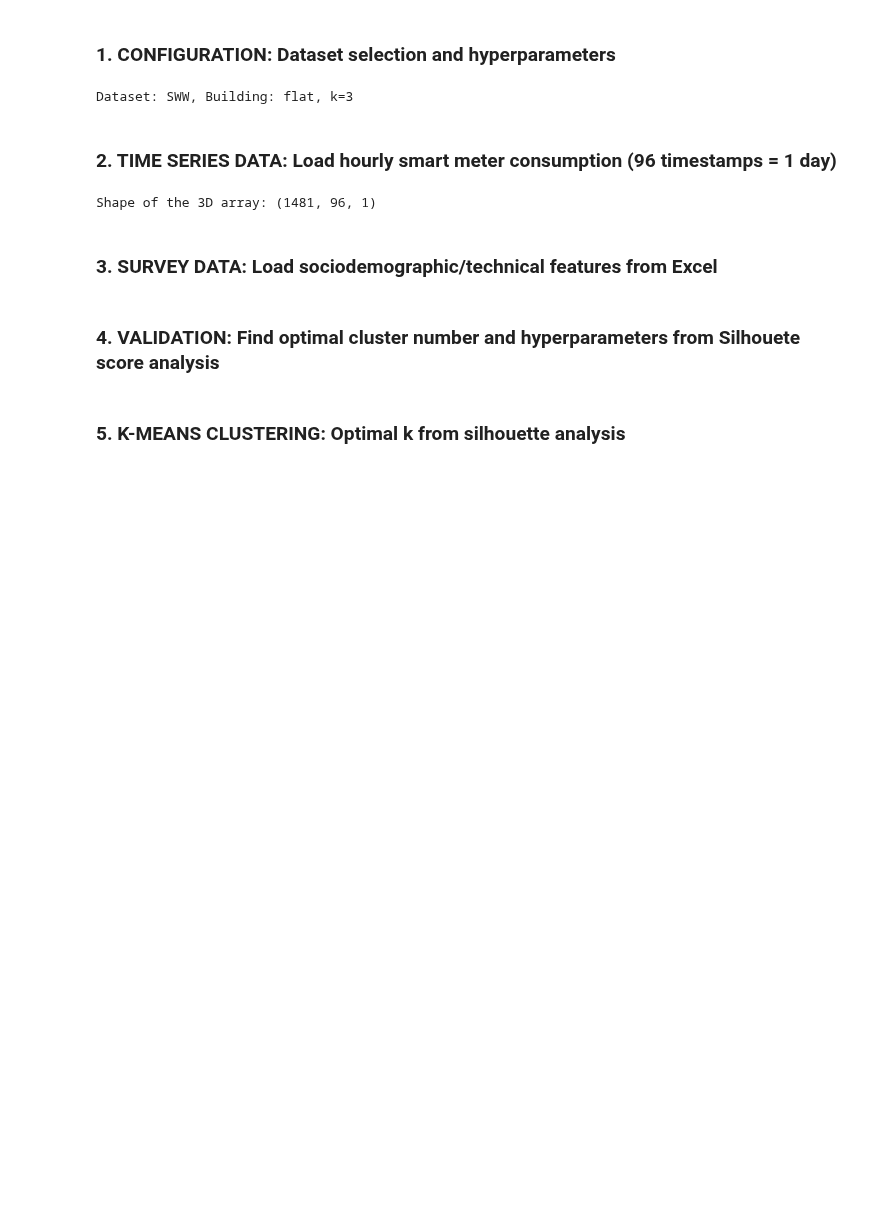
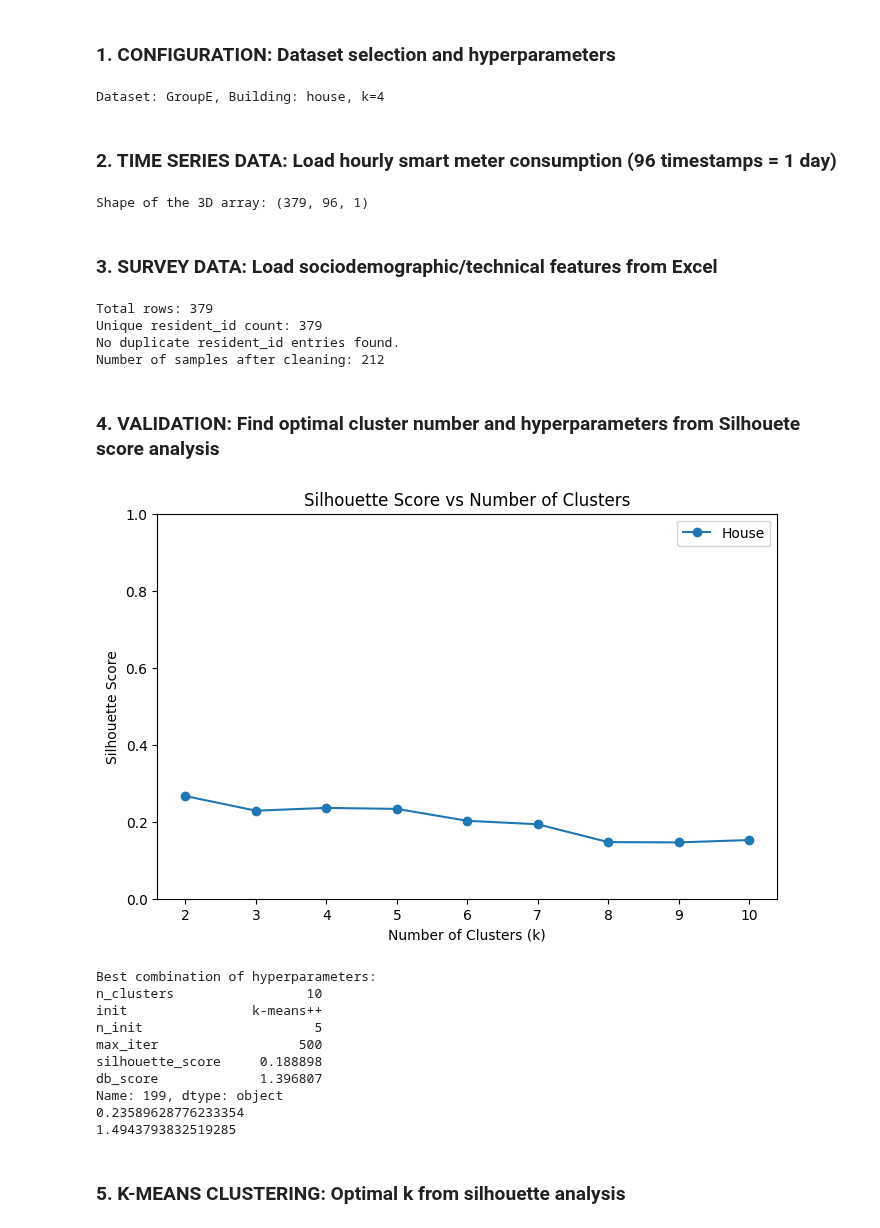
Before and after one commit to jasigrist/Customer_Segmentation_Lantern, a Jupyter notebook: KMeans/KMeans_Clustering.ipynb, the cells around one changed output. Drawn from its saved outputs; the diff is of its cells as text; code cells hidden in the pictures; blank space fills up the shorter version.

```diff
--- a/KMeans/KMeans_Clustering.ipynb
+++ b/KMeans/KMeans_Clustering.ipynb
@@ -34,19 +36,23 @@ reload(Silhouette_score_KMeans)
 # %%
 # Defines analysis scope: SWW/GroupE datasets, building types, clusters
 
-main_path = "/Users/jansigrist/Documents/SP/Customer_Segmentation_Lantern"
-dataset = "SWW"  # Options: "SWW", "GroupE"
-building_type = "flat" # "flat", "house", "all"
-number_of_clusters = 3  # Optimal k from silhouette analysis
+dataset = "GroupE"  # Options: "SWW", "GroupE"
+building_type = "house" # "flat", "house", "all"
+number_of_clusters = 4  # Optimal k from silhouette analysis
 
 print(f"Dataset: {dataset}, Building: {building_type}, k={number_of_clusters}")
 # %% [output]
-Dataset: SWW, Building: flat, k=3
+Dataset: GroupE, Building: house, k=4
 # %% [markdown]
 ### 2. TIME SERIES DATA: Load hourly smart meter consumption (96 timestamps = 1 day)
 # %%
+# Load normalized hourly averaged data into 3D numpy array
+
 n_timestamps = 96
-input_folder = Path(f"{main_path}/DATA/{dataset}/SM_DATA_hourlyAveraged_normalized")
+
+# Adjust 'SM_DATA_hourlyAveraged_normalized' to handle different time scales if needed.
+# Check preprocessing scripts for available options.
+input_folder = Path(f"{project_root}/DATA/{dataset}/SM_DATA_hourlyAveraged_normalized")
 
 # Alle CSV-Dateien
 pattern = str(input_folder / "*.csv")
@@ -80,13 +86,13 @@ else:
     train_data = None
     print("No matching files with correct length found.")
 # %% [output]
-Shape of the 3D array: (1481, 96, 1)
+Shape of the 3D array: (379, 96, 1)
 # %% [markdown]
 ### 3. SURVEY DATA: Load sociodemographic/technical features from Excel
 # %%
-%%skip
+# Load survey data and extract relevant columns: resident_id and Building Type
 
-file_path = f"{main_path}/DATA/{dataset}/Survey_Data/Survey_Data_{dataset}.xlsx"
+file_path = f"{project_root}/DATA/{dataset}/Survey_Data/Survey_Data_{dataset}.xlsx"
 
 # Excel einlesen
 if dataset == "SWW":
@@ -95,7 +101,7 @@ if dataset == "SWW":
         skiprows=4,
         nrows=1500,
         header=None,
-        dtype={10: str, 142: str},
+        dtype={10: str, 142: str}, # Columns as string
     )
     cols_to_extract = [10, 142]
 elif dataset == "GroupE":
@@ -104,15 +110,15 @@ elif dataset == "GroupE":
         skiprows=3,
         nrows=1500,
         header=None,
-        dtype={0: str, 148: str},
+        dtype={0: str, 148: str}, # Columns as string
     )
     cols_to_extract = [0, 148]
 
-# Relevante Spalten extrahieren und sinnvoll benennen
+# Excract relevant columns and rename
 extracted_df = df.iloc[:, cols_to_extract].copy()
 extracted_df.columns = ["resident_id", "building_type"]
 
-# Grundlegende Statistik
+# Check for duplicate resident_id entries
 total_rows = len(extracted_df)
 unique_resident_ids = extracted_df["resident_id"].nunique()
 
@@ -120,11 +126,11 @@ print(f"Total rows: {total_rows}")
 print(f"Unique resident_id count: {unique_resident_ids}")
 
 if total_rows > unique_resident_ids:
-    print(f"Es gibt {total_rows - unique_resident_ids} doppelte resident_id-Einträge.")
+    print(f"There are {total_rows - unique_resident_ids} duplicate resident_id entries.")
 else:
-    print("Keine Duplikate in resident_id.")
+    print("No duplicate resident_id entries found.")
 
-# Reihenfolge gemäß filename_list herstellen
+# Merge filename list with extracted survey data
 order_df = pd.DataFrame({"resident_id": filename_list})
 category_df = order_df.merge(extracted_df, on="resident_id", how="left")
 
@@ -155,28 +161,40 @@ train_data = train_data[rows_to_keep_indices, :, :]
 print(f"Number of samples after cleaning: {train_data.shape[0]}")
 
 filename_list = [filename_list[i] for i in rows_to_keep_indices]
-
-print(extracted_df)
-print(category_df)
+# %% [output]
+Total rows: 379
+Unique resident_id count: 379
+No duplicate resident_id entries found.
+Number of samples after cleaning: 212
 # %% [markdown]
 ### 4. VALIDATION: Find optimal cluster number and hyperparameters from Silhouete score analysis
 # %%
-%%skip
-
 # Validate KMeans clustering
 
-validation_kMeans(train_data, train_data, dataset, building_type)
+validation_kMeans(project_root, train_data, train_data, dataset, building_type)
 
 kmeans = TimeSeriesKMeans(n_clusters=number_of_clusters,max_iter=500, verbose=False, random_state=42,n_init=2, n_jobs=-1)
 labels_clusters = kmeans.fit_predict(train_data.reshape((train_data.shape[0], train_data.shape[1])))
 
 sh = silhouette_score(train_data.reshape((train_data.shape[0], train_data.shape[1])), labels_clusters)
 db = davies_bouldin_score(train_data.reshape((train_data.shape[0], train_data.shape[1])), labels_clusters)
 
 optimize_kmeans(train_data)
 
 print(sh)
 print(db)
+# %% [output]
+[figure, added]
+Best combination of hyperparameters:
+n_clusters                 10
+init                k-means++
+n_init                      5
+max_iter                  500
+silhouette_score     0.188898
+db_score             1.396807
+Name: 199, dtype: object
+0.23589628776233354
+1.4943793832519285
 # %% [markdown]
 ### 5. K-MEANS CLUSTERING: Optimal k from silhouette analysis
 # %%
```
Also changed, not shown: parts of 7 cells of this notebook, 14 other files.
